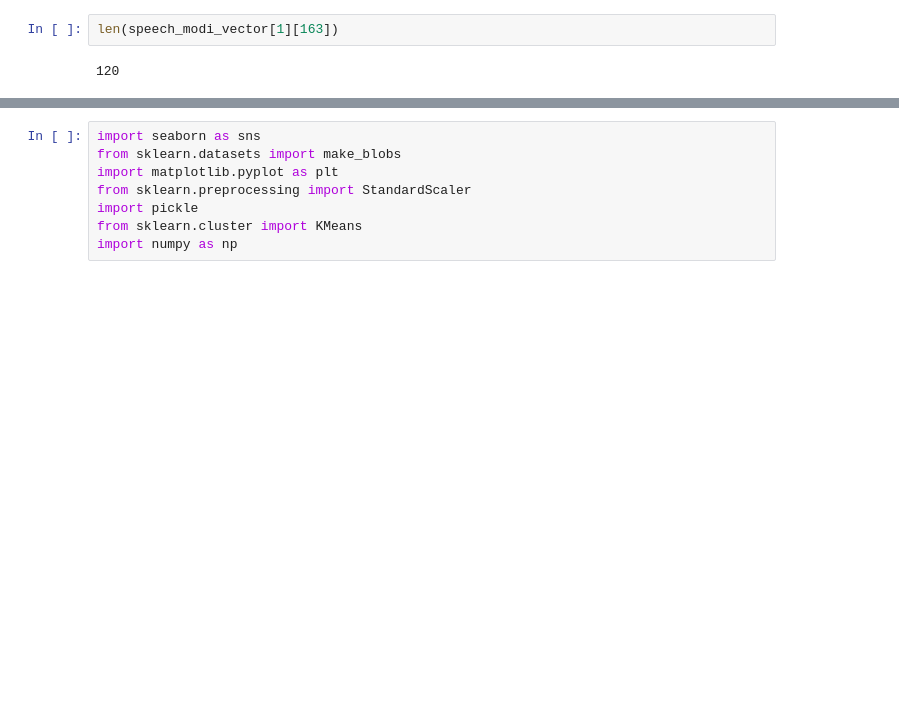
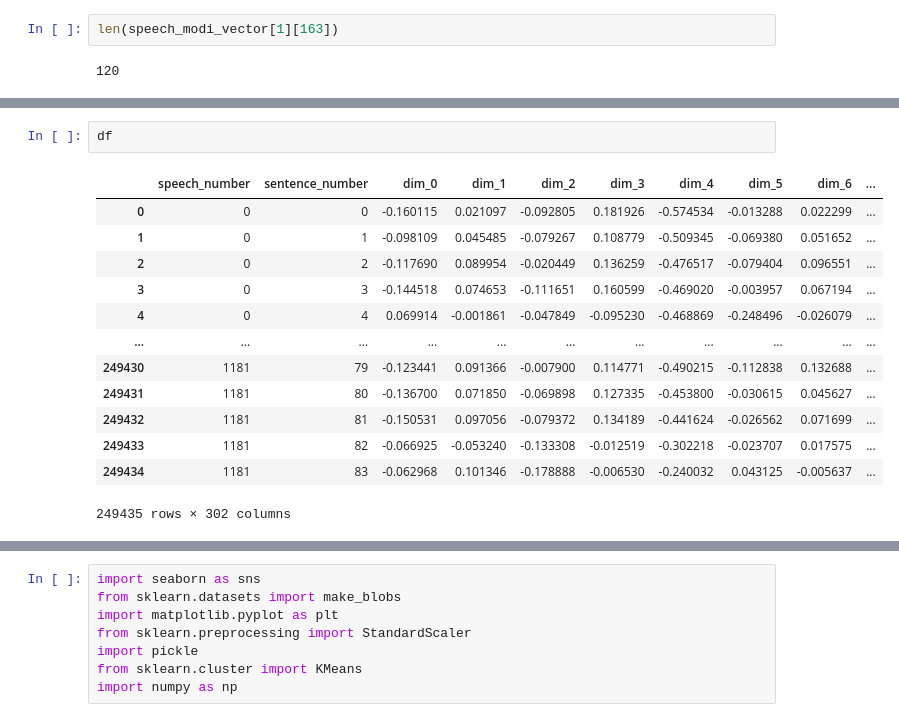
Before and after one commit to ohhlalit/CP, a Jupyter notebook: Narendra Modi/Kmean.ipynb, the cells around one changed output, grey strips where cells are left out. Saved outputs shown, nothing was run; the diff lists cells and outputs as text; blank space fills up the shorter version.

```diff
--- a/Narendra Modi/Kmean.ipynb
+++ b/Narendra Modi/Kmean.ipynb
@@ -102,0 +133,16 @@ len(speech_modi_vector[1][163])
+# %%
+df
+# %% [output]
+|  | speech_number | sentence_number | dim_0 | dim_1 | dim_2 | dim_3 | dim_4 | dim_5 | dim_6 | ... |
+| 0 | 0 | 0 | -0.160115 | 0.021097 | -0.092805 | 0.181926 | -0.574534 | -0.013288 | 0.022299 | ... |
+| 1 | 0 | 1 | -0.098109 | 0.045485 | -0.079267 | 0.108779 | -0.509345 | -0.069380 | 0.051652 | ... |
+| 2 | 0 | 2 | -0.117690 | 0.089954 | -0.020449 | 0.136259 | -0.476517 | -0.079404 | 0.096551 | ... |
+| 3 | 0 | 3 | -0.144518 | 0.074653 | -0.111651 | 0.160599 | -0.469020 | -0.003957 | 0.067194 | ... |
+| 4 | 0 | 4 | 0.069914 | -0.001861 | -0.047849 | -0.095230 | -0.468869 | -0.248496 | -0.026079 | ... |
+| ... | ... | ... | ... | ... | ... | ... | ... | ... | ... | ... |
+| 249430 | 1181 | 79 | -0.123441 | 0.091366 | -0.007900 | 0.114771 | -0.490215 | -0.112838 | 0.132688 | ... |
+| 249431 | 1181 | 80 | -0.136700 | 0.071850 | -0.069898 | 0.127335 | -0.453800 | -0.030615 | 0.045627 | ... |
+| 249432 | 1181 | 81 | -0.150531 | 0.097056 | -0.079372 | 0.134189 | -0.441624 | -0.026562 | 0.071699 | ... |
+| 249433 | 1181 | 82 | -0.066925 | -0.053240 | -0.133308 | -0.012519 | -0.302218 | -0.023707 | 0.017575 | ... |
+| 249434 | 1181 | 83 | -0.062968 | 0.101346 | -0.178888 | -0.006530 | -0.240032 | 0.043125 | -0.005637 | ... |
+249435 rows × 302 columns
```
Also changed, not shown: parts of 13 cells of this notebook.
